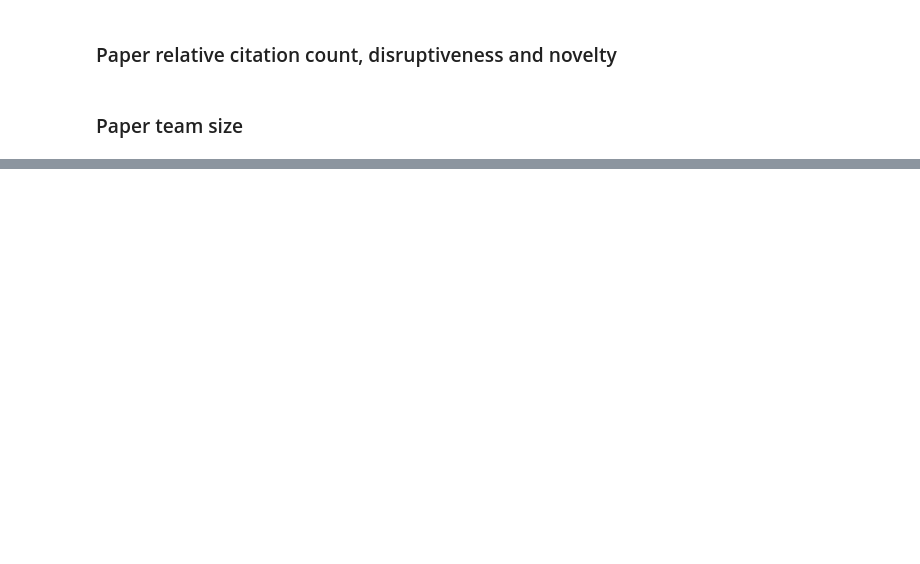
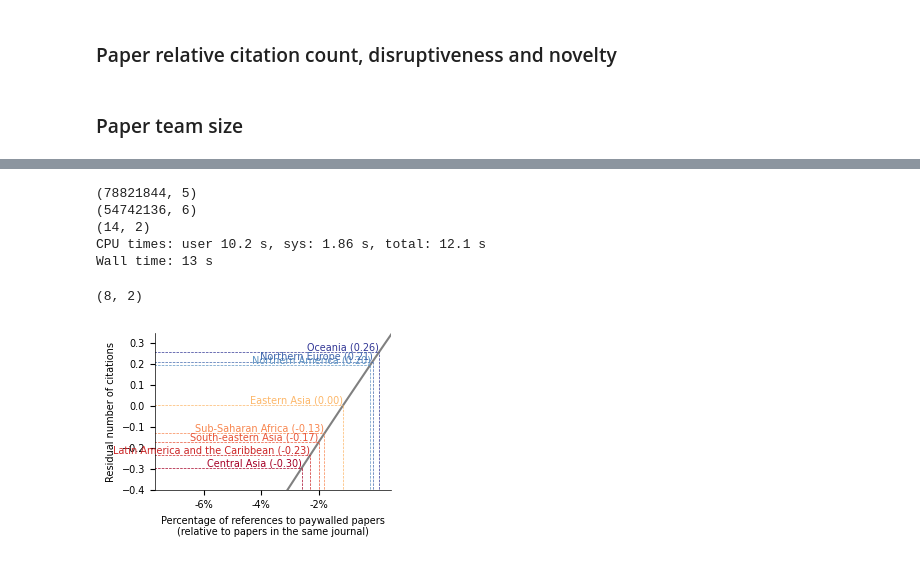
Before and after one commit to comnetsAD/bias_academia, a Jupyter notebook: observational_analyses/notebooks/Study_2EFGH.ipynb, the cells around one changed output, grey strips where cells are left out. Cells and saved outputs as stored; diff of their text form; code cells hidden in the pictures; blank space fills up the shorter version.

```diff
--- a/observational_analyses/notebooks/Study_2EFGH.ipynb
+++ b/observational_analyses/notebooks/Study_2EFGH.ipynb
@@ -265,0 +303,3 @@ assert(disruptionToRegress.isna().any().any()==False)
+# %%
+%%time
+toRegress = collectControls(citationCount)
@@ -491,0 +673,72 @@ plt.savefig('../figures/Impact_paywalled_subregional_estimation.pdf', bbox_inche
+# %%
+%%time
+regionalMean = (
+    paperPaywalledPercent.pipe(printShape)
+
+    .merge(paperSubRegion, on='PaperID')
+    .pipe(printShape)
+
+    .groupby('ProcessedSubRegion').Percent_within.mean().reset_index()
+    .pipe(printShape)
+)
+# %% [output]
+(78821844, 5)
+(54742136, 6)
+(14, 2)
+CPU times: user 10.2 s, sys: 1.86 s, total: 12.1 s
+Wall time: 13 s
+# %%
+regionsToPlot = (
+    regionalMean.sort_values(by=['Percent_within']).head(13)
+    .query('ProcessedSubRegion != "Western Asia"')
+    .query('ProcessedSubRegion != "Southern Asia"')
+    .query('ProcessedSubRegion != "Eastern Europe"')
+    .query('ProcessedSubRegion != "Western Europe"')
+    .query('ProcessedSubRegion != "Southern Europe"')
+
+
+    .reset_index(drop=True)
+    .pipe(printShape)
+)
+# %% [output]
+(8, 2)
+# %%
+from matplotlib.pyplot import cm
+
+colors = cm.RdYlBu([0, 0.08, 0.16, 0.24, 0.32, 0.84, 0.92, 1])
+# %%
+fig = plt.figure(figsize=(8.2*CM, 5*CM))
+ax = plt.gca()
+
+x = np.linspace(-1, 1, 1000)
+ax.plot(x, getCurve(x, residual3), label='Quadratic', color='grey')
+
+ax.set_xlabel('Percentage of references to paywalled papers\n(relative to papers in the same journal)')
+ax.set_ylabel('Residual number of citations')
+
+for ind, row in regionsToPlot.iterrows():
+
+    percent = row['Percent_within']
+    color = colors[ind]
+    y = getCurve(percent, residual3)
+
+    ax.plot([percent, percent], [-25, y], ls='--', color=color, lw=.5)
+    ax.plot([-1, percent], [y, y], ls='--', color=color, lw=.5)
+    ax.annotate(
+        f'{row["ProcessedSubRegion"]} ({y:.2f})', (percent, y),
+        color=color, horizontalalignment='right', verticalalignment='bottom'
+    )
+
+ax.set_xlim(-0.077, 0.005)
+ax.set_ylim(-0.4, 0.35)
+
+ax.set_xticks([-0.06, -0.04, -0.02])
+ax.set_xticklabels(['-6%', '-4%', '-2%'])
+
+ax.spines['top'].set_visible(False)
+ax.spines['right'].set_visible(False)
+
+set_size(6*CM, 4*CM, ax)
+plt.savefig('../figures/Impact_paywalled_subregional_estimation.pdf', bbox_inches = 'tight', pad_inches = 0)
+# %% [output]
+[figure, added]
```
Also changed, not shown: parts of 69 cells of this notebook, 2 other files.
